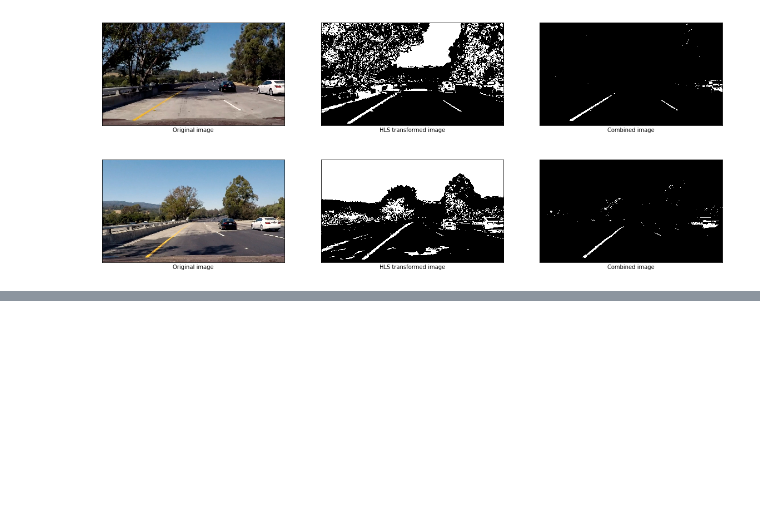
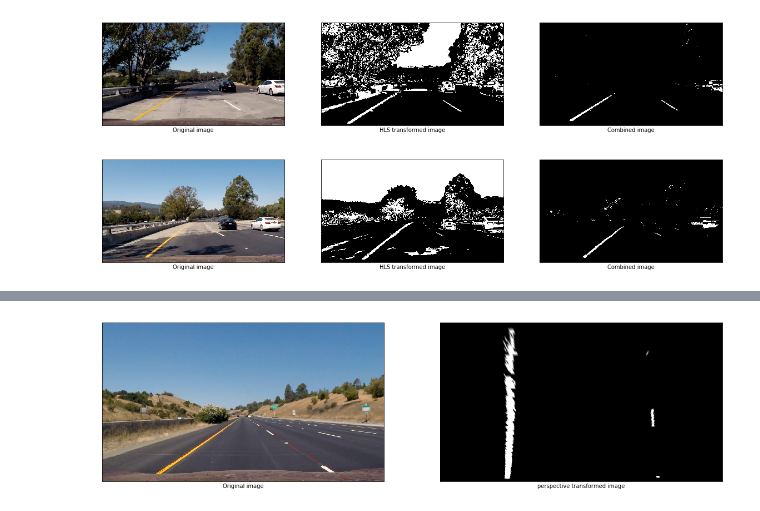
Before and after one commit to LeiLinPARC/CarND_ALL_P4, a Jupyter notebook: model.ipynb, the cells around one changed output, grey strips where cells are left out. Saved outputs shown, nothing was run; the diff lists cells and outputs as text; code cells hidden in the pictures; blank space fills up the shorter version.

Commit message:
realize perspective transform

```diff
--- a/model.ipynb
+++ b/model.ipynb
@@ -209,0 +200,76 @@ array([[ 0.,  0.,  0., ...,  0.,  0.,  0.],
+# %%
+# perspective transform
+def warp(img, src, des):
+    img_size = (img.shape[1], img.shape[0])
+
+    M = cv2.getPerspectiveTransform(src, des)
+
+    Minv = cv2.getPerspectiveTransform(des, src)
+
+    return M, Minv
+# %%
+src = np.float32(
+    [(200, 720),  # bot left
+     (585, 455),  # top left
+     (705, 455),  # top right
+     (1120, 720)  # bot right
+    ])
+
+des = np.float32(
+    [(300, 720), # bot left
+    (300, 0), # top left
+    (1000, 0), # top right
+    (1000, 720), # bot right
+    ])
+
+image = mpimage.imread('test_images/' + "straight_lines1.jpg")
+img_size = (image.shape[1], image.shape[0])
+# distortion correction
+undist = cv2.undistort(image, mtx, dist, None, mtx)
+#apply HLS transform
+binary_S = hls_transform(undist)
+
+binary_dir = dir_threshold(image)
+
+binary_x = abs_sobel_thresh(image)
+binary_y = abs_sobel_thresh(image, 'y')
+
+
+yellow_hsv_low  = np.array([ 18, 80, 100])
+yellow_hsv_high = np.array([ 80, 255, 255])
+
+white_hsv_low  = np.array([  4,   0,   207])
+white_hsv_high = np.array([ 255,  32, 255])
+binary_hsv = hsv_transform(image, yellow_hsv_low, yellow_hsv_high, white_hsv_low, white_hsv_high)
+
+combined = np.zeros_like(binary_dir)
+combined[((binary_S == 1) & (binary_hsv == 255)) ] = 1
+
+M, Minv = warp(combined, src, des)
+
+warped = cv2.warpPerspective(combined, M, img_size, flags=cv2.INTER_LINEAR)
+
+pts = np.array([[200, 720],
+                [585, 455],
+                [705, 455],
+                [1120, 720]], np.int32)
+pts = pts.reshape((-1,1,2))
+
+cv2.polylines(image,[pts],True,(255,0,0))
+
+plt.figure(figsize=(20,10))
+plt.subplot(1, 2, 1)
+plt.imshow(image)
+plt.xlabel('Original image')
+plt.xticks([], [])
+plt.yticks([], [])
+
+plt.subplot(1, 2, 2)
+plt.imshow(warped, cmap='gray')
+plt.xlabel('perspective transformed image')
+plt.xticks([], [])
+plt.yticks([], [])
+
+plt.show()
+# %% [output]
+[figure, added]
```
Also changed, not shown: parts of 3 cells of this notebook.
